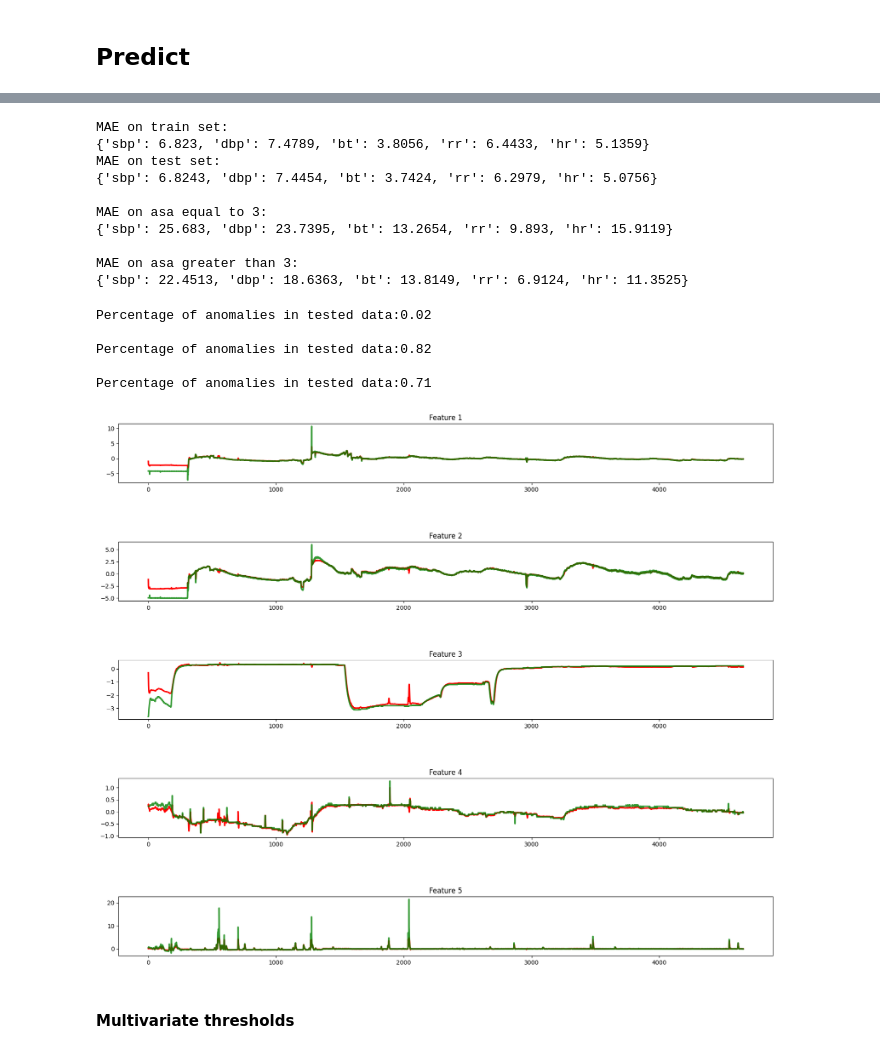
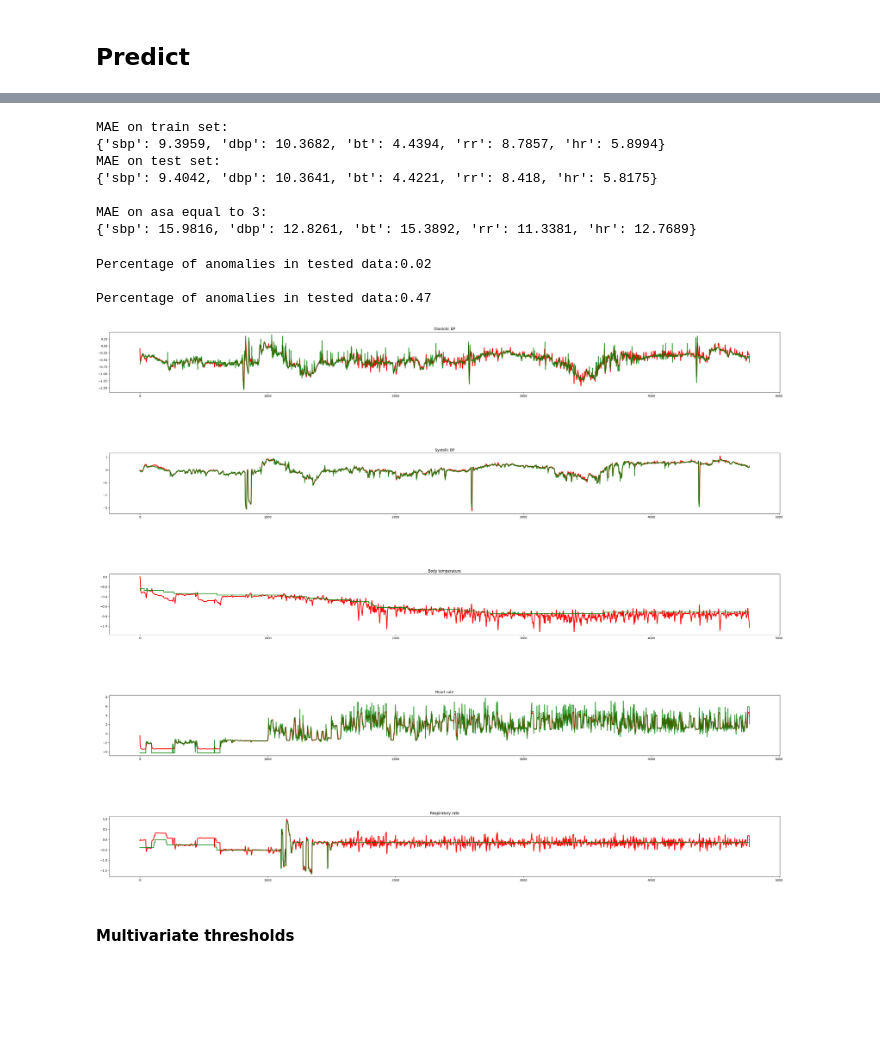
Before and after one commit to RobertoLorusso/AnomalyDetection, a Jupyter notebook: notebooks/VitalDB_Autoencoder.ipynb, the cells around one changed output, grey strips where cells are left out. Drawn from its saved outputs; the diff is of its cells as text; code cells hidden in the pictures; blank space fills up the shorter version.

Commit message:
Code refactoring, added visualization of results and metrics. Docs updated

```diff
--- a/notebooks/VitalDB_Autoencoder.ipynb
+++ b/notebooks/VitalDB_Autoencoder.ipynb
@@ -257,8 +396,8 @@ def clean_data(dbp,sbp,bt,hr,rr,raw = True):
     try:
         for i in range(0,len(dbp)):
             if(not raw):
-                dbp[i] = dbp[i][dbp[i] > 50]
-                dbp[i] = dbp[i][dbp[i] < 90]  # we want to preserve some variability
+                dbp[i][np.argwhere(dbp[i] < 40)] = np.mean(dbp[i])
+                dbp[i][np.argwhere(dbp[i] > 100)] = np.mean(dbp[i]) # we want to preserve some variability
 
         for i in range(0,len(dbp) - len([el for el in dbp if len(el) == 0 or (np.mean(el) <= 0)])):
             if(len(dbp[i])==0 or (np.mean(dbp[i]) <= 0)):
@@ -270,8 +409,8 @@ def clean_data(dbp,sbp,bt,hr,rr,raw = True):
     try:
         for i in range(0,len(sbp)):
             if(not raw):
-                sbp[i] = sbp[i][sbp[i] > 80]
-                sbp[i] = sbp[i][sbp[i] < 140] # we want to preserve some variability
+                sbp[i][np.argwhere(sbp[i] < 85)]  = np.mean(sbp[i])
+                sbp[i][np.argwhere(sbp[i] > 140)] = np.mean(sbp[i]) # we want to preserve some variability
 
         for i in range(0,len(sbp) - len([el for el in sbp if len(el) == 0 or (np.mean(el) <= 0)])):
             if(len(sbp[i])==0 or (np.mean(sbp[i]) <= 0)):
@@ -293,8 +432,8 @@ def clean_data(dbp,sbp,bt,hr,rr,raw = True):
     try:
         for i in range(0,len(hr)):
             if(not raw):
-                hr[i] = hr[i][hr[i] > 60]
-                hr[i] = hr[i][hr[i] < 100] # we want to preserve some variability
+                hr[i][np.argwhere(hr[i] < 40)] =  np.mean(hr[i])
+                hr[i][np.argwhere(hr[i] > 120)]  = np.mean(hr[i]) # we want to preserve some variability
 
         for i in range(0,len(hr) - len([el for el in hr if len(el) == 0 or (np.mean(el) <= 0)])):
             if(len(hr[i])==0 or (np.mean(hr[i]) <= 0)):
@@ -305,8 +444,8 @@ def clean_data(dbp,sbp,bt,hr,rr,raw = True):
     try:
         for i in range(0,len(rr)):
             if(not raw):
-                rr[i] = rr[i][rr[i] > 10]
-                rr[i] = rr[i][rr[i] < 21] # we want to preserve some variability
+                rr[i][np.argwhere(rr[i] < 8)]  = np.mean(rr[i])
+                rr[i][np.argwhere(rr[i] > 22)]  = np.mean(rr[i])# we want to preserve some variability
 
         for i in range(0,len(rr) - len([el for el in rr if len(el) == 0 or (np.mean(el) <= 0)])):
             if(len(rr[i])==0 or (np.mean(rr[i]) <= 0)):
@@ -481,9 +620,12 @@ def minmax_norm(dbp,sbp,bt,hr,rr):
 
 
 
-def get_preprocessed_data(path, raw = False, norm_func = None):
+def get_preprocessed_data(path,raw = False, norm_func = None, name = None):
+    if(name is not None):
+      dbp,sbp,bt,hr,rr = load_from_disk(path=path,name=name)
+    else:
+      dbp,sbp,bt,hr,rr = load_from_disk(path=path)
 
-    dbp,sbp,bt,hr,rr = load_from_disk(path=path)
     dbp,sbp,bt,hr,rr = clean_data(dbp,sbp,bt,hr,rr,raw)
 
     idx_remove = []
@@ -987,15 +1089,15 @@ Std values for features:
 ### First model
 # %%
 model_first = Sequential()
-model_first.add(LSTM(256, bias_regularizer=regularizers.l2(bias_reg),  recurrent_regularizer=regularizers.l2(rec_reg), input_shape=(seq_len, n_features),return_sequences=True))
+model_first.add(LSTM(128, bias_regularizer=regularizers.l2(bias_reg),  recurrent_regularizer=regularizers.l2(rec_reg), input_shape=(seq_len, n_features),return_sequences=True))
 model_first.add(Dropout(rate=0.1))
-model_first.add(LSTM(128,    bias_regularizer=regularizers.l2(bias_reg),  recurrent_regularizer=regularizers.l2(rec_reg),   return_sequences=True))
-model_first.add(LSTM(64,  bias_regularizer=regularizers.l1(bias_reg), recurrent_regularizer=regularizers.l2(rec_reg),  return_sequences=True))
+model_first.add(LSTM(64,    bias_regularizer=regularizers.l2(bias_reg),  recurrent_regularizer=regularizers.l2(rec_reg),   return_sequences=True))
+model_first.add(LSTM(32,  bias_regularizer=regularizers.l1(bias_reg), recurrent_regularizer=regularizers.l2(rec_reg),  return_sequences=True))
 model_first.add(tf.keras.layers.LeakyReLU(alpha=0.3))
-model_first.add(LSTM(128,    bias_regularizer=regularizers.l2(bias_reg),  recurrent_regularizer=regularizers.l2(rec_reg),   return_sequences=True))
-model_first.add(LSTM(256,   bias_regularizer=regularizers.l2(bias_reg), recurrent_regularizer=regularizers.l2(rec_reg),  return_sequences=True))
+model_first.add(LSTM(64,    bias_regularizer=regularizers.l2(bias_reg),  recurrent_regularizer=regularizers.l2(rec_reg),   return_sequences=True))
+model_first.add(LSTM(128,   bias_regularizer=regularizers.l2(bias_reg), recurrent_regularizer=regularizers.l2(rec_reg),  return_sequences=True))
 model_first.add(Dropout(rate=0.1))
 model_first.add(TimeDistributed(Dense(n_features)))
-model_first.compile(optimizer='adam', loss='mse')
+model_first.compile(optimizer='adam', loss=loss)
 model_first.summary()
 # %% [output]
@@ -1020,11 +1122,11 @@ _________________________________________________________________
 ## Train, save and load
 # %%
 if(load_model):
-    model_first = tf.keras.models.load_model(os.path.join(path_model, norm + str(epochs) + 'epochs'))
+  model_first = tf.keras.models.load_model(os.path.join(path_model,model_name))
 else:
-    hist = model_first.fit(X_train,X_train, epochs = epochs, batch_size = batch_size, validation_split = validation_split , verbose=1)
-    model_first.save(os.path.join(path_first_model, norm + ".h5"))
-    model_first.save(os.path.join(path_first_model, norm))
+  hist = model_first.fit(X_train,X_train, epochs = epochs, batch_size = batch_size, validation_split = validation_split, verbose=1)
+  model_first.save(os.path.join(path_first_model,model_name + ".h5"))
+  model_first.save(os.path.join(path_first_model,model_name))
 # %% [markdown]
 ## Predict
 # %%
@@ -1084,8 +1168,7 @@ res_asa_gt_3 = model_first.predict(X_test_asa_gt_3)
 # %%
-mae_train, dict_mae_train       =  eval_error(X_train,res_train)
-mae_test, dict_mae_test         =  eval_error(X_test,res_test)
-mae_asa_eq_3, dict_mae_asa_eq_3 =  eval_error(X_test_asa_eq_3,res_asa_eq_3)
-mae_asa_gt_3, dict_mae_asa_gt_3 =  eval_error(X_test_asa_gt_3,res_asa_gt_3)
+mae_train, dict_mae_train       = eval_error(X_train,res_train)
+mae_test, dict_mae_test         = eval_error(X_test,res_test)
+mae_asa_eq_3, dict_mae_asa_eq_3 = eval_error(X_test_asa_eq_3,res_asa_eq_3)
 
 print("MAE on train set:")
 print(dict_mae_train )
@@ -1093,27 +1176,19 @@ print("MAE on test set:")
 print(dict_mae_test )
 print("\nMAE on asa equal to 3:")
 print(dict_mae_asa_eq_3 )
-print("\nMAE on asa greater than 3:")
-print(dict_mae_asa_gt_3 )
 # %% [output]
 MAE on train set:
-{'sbp': 6.823, 'dbp': 7.4789, 'bt': 3.8056, 'rr': 6.4433, 'hr': 5.1359}
+{'sbp': 9.3959, 'dbp': 10.3682, 'bt': 4.4394, 'rr': 8.7857, 'hr': 5.8994}
 MAE on test set:
-{'sbp': 6.8243, 'dbp': 7.4454, 'bt': 3.7424, 'rr': 6.2979, 'hr': 5.0756}
+{'sbp': 9.4042, 'dbp': 10.3641, 'bt': 4.4221, 'rr': 8.418, 'hr': 5.8175}
 
 MAE on asa equal to 3:
-{'sbp': 25.683, 'dbp': 23.7395, 'bt': 13.2654, 'rr': 9.893, 'hr': 15.9119}
-
-MAE on asa greater than 3:
-{'sbp': 22.4513, 'dbp': 18.6363, 'bt': 13.8149, 'rr': 6.9124, 'hr': 11.3525}
+{'sbp': 15.9816, 'dbp': 12.8261, 'bt': 15.3892, 'rr': 11.3381, 'hr': 12.7689}
 # %%
 threshold = select_threshold(X_train, res_train, mae_train, perc=.98)
 idx_anomalies_test = detect_anomalies(X_test, res_test, threshold)
 idx_anomalies_asa_eq_3 = detect_anomalies(X_test_asa_eq_3, res_asa_eq_3, threshold)
-idx_anomalies_asa_gt_3 = detect_anomalies(X_test_asa_gt_3, res_asa_gt_3, threshold)
 # %% [output]
 Percentage of anomalies in tested data:0.02
 
-Percentage of anomalies in tested data:0.82
-
-Percentage of anomalies in tested data:0.71
+Percentage of anomalies in tested data:0.47
@@ -1120,8 +1198,8 @@ Percentage of anomalies in tested data:0.71
 # %%
 # Let's visualize the presumed anomalies
-plot_predict(X_test_asa_eq_3,res_asa_eq_3,n=idx_anomalies_asa_eq_3[0],single=True,figsize = (20,20))
+plot_predict(X_test_asa_eq_3,res_asa_eq_3,n=idx_anomalies_asa_eq_3[20],single=True)
 # %% [output]
-[figure, old version]
+[figure, new version]
 # %% [markdown]
 #### Multivariate thresholds
 # %%
```
Also changed, not shown: parts of 22 cells of this notebook, 23 other files.
